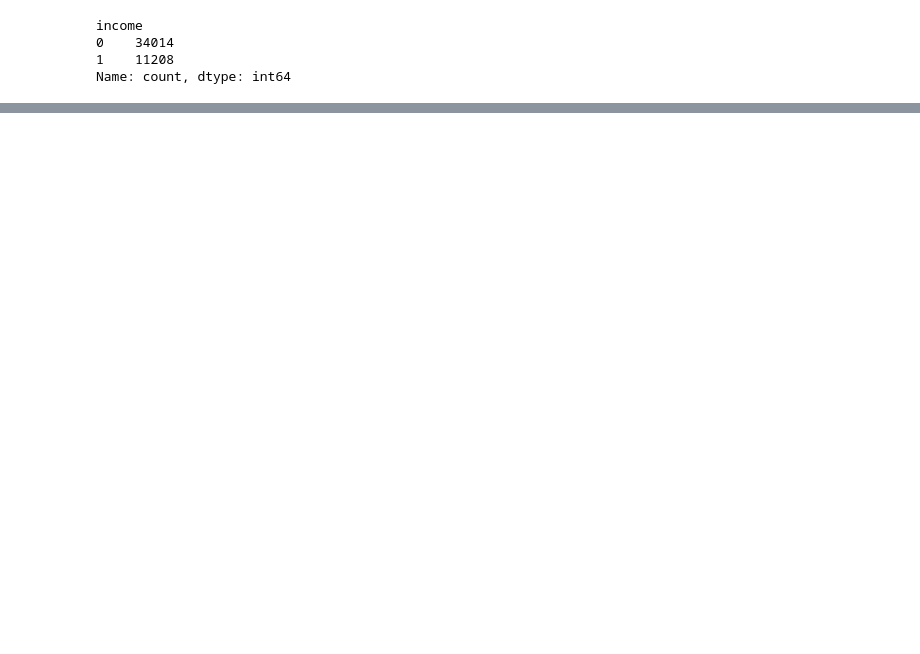
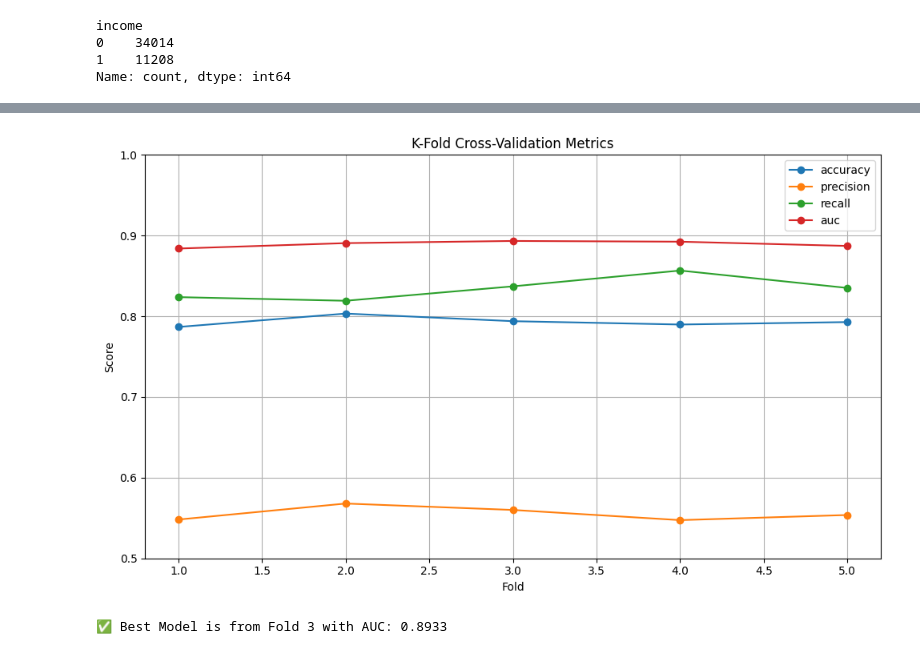
Before and after one commit to jcp-tech/Seneca_Class_Notes, a Jupyter notebook: Semester 1/AIG100 - Machine Learing/Project 3/Project 3 - AIG100 - Jonathan Chacko.ipynb, the cells around one changed output, grey strips where cells are left out. Drawn from its saved outputs; the diff is of its cells as text; code cells hidden in the pictures; blank space fills up the shorter version.

```diff
--- a/Semester 1/AIG100 - Machine Learing/Project 3/Project 3 - AIG100 - Jonathan Chacko.ipynb
+++ b/Semester 1/AIG100 - Machine Learing/Project 3/Project 3 - AIG100 - Jonathan Chacko.ipynb
@@ -932,0 +313,13 @@ Overall, this project illustrates both the power and responsibility that come wi
+# %%
+# First split: separate out the test set (80% train+val, 20% test)
+X_train, X_test, y_train, y_test = train_test_split(
+    X, y, test_size=0.20, stratify=y, random_state=42
+)
+
+# Verify the split proportions
+print(f"Test set size: {X_test.shape[0]} ({X_test.shape[0]/X.shape[0]:.2%} of total)")
+
+# Check class distribution in each set
+print(f"\nClass distribution:")
+print(f"Overall: {y.value_counts(normalize=True).to_dict()}")
+print(f"Test: {y_test.value_counts(normalize=True).to_dict()}")
@@ -932,0 +526,26 @@ Overall, this project illustrates both the power and responsibility that come wi
+# %%
+# Convert to DataFrame
+df_metrics = pd.DataFrame(fold_metrics)
+
+# Plotting
+plt.figure(figsize=(10, 6))
+for metric in ['accuracy', 'precision', 'recall', 'auc']:
+    plt.plot(df_metrics['fold'], df_metrics[metric], marker='o', label=metric)
+
+plt.title('K-Fold Cross-Validation Metrics')
+plt.xlabel('Fold')
+plt.ylabel('Score')
+plt.ylim(0.5, 1.0)
+plt.grid(True)
+plt.legend()
+plt.tight_layout()
+plt.show()
+# %% [output]
+[figure, added]
+# %%
+# Report best fold
+print(f"\n✅ Best Model is from Fold {best_fold_index} with AUC: {best_metric:.4f}")
+best_model_path = f'fold_models/fold_{best_fold_index}.keras'
+final_model = load_model(best_model_path)
+# %% [output]
+✅ Best Model is from Fold 3 with AUC: 0.8933
```
Also changed, not shown: parts of 71 cells of this notebook, 11 other files.
